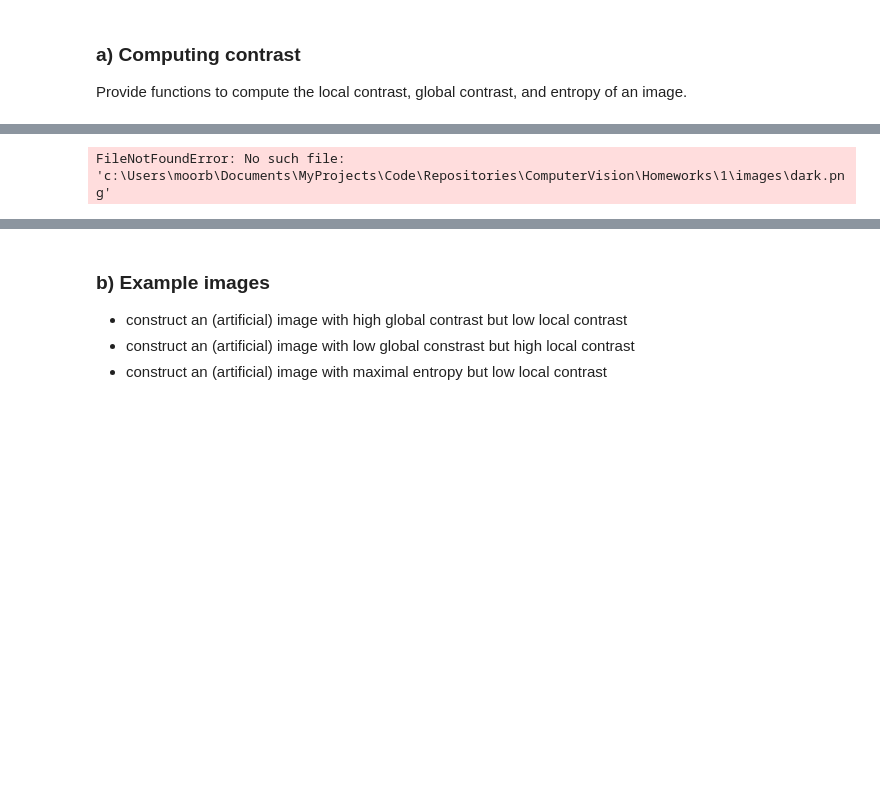
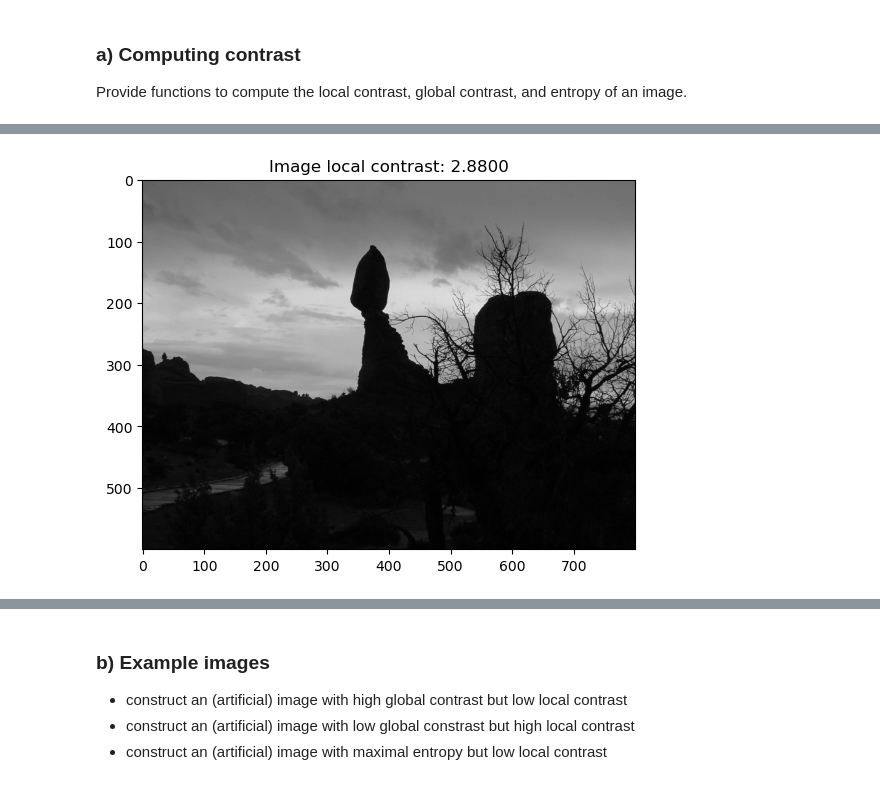
Before and after one commit to Moorboor/ComputerVision, a Jupyter notebook: Homeworks/1/sheet01.ipynb, the cells around one changed output, grey strips where cells are left out. Saved outputs shown, nothing was run; the diff lists cells and outputs as text; code cells hidden in the pictures; blank space fills up the shorter version.

```diff
--- a/Homeworks/1/sheet01.ipynb
+++ b/Homeworks/1/sheet01.ipynb
@@ -60,29 +68,50 @@ FileNotFoundError: No such file: 'c:\Users\moorb\Documents\MyProjects\Code\Repos
 # %%
 %matplotlib inline
 import numpy as np
 import matplotlib.pyplot as plt
 from imageio.v2 import imread
 
 def local_contrast(img):
     """
     Compute the local contrast for a given image.
     Args:
         img (ndarray): The grayscale image to compute the contrast for.
 
     Returns:
         contrast (float): The local contrast of the image.
     """
 
     # YOUR CODE HERE
-    raise NotImplementedError()
+    # Get the dimensions of the image
+    M, N = img.shape
+    total_contrast = 0
+    num_pixels = 0
+
+    # Iterate over each pixel, skipping the borders to avoid out-of-bounds errors
+    for x in range(1, M - 1):
+        for y in range(1, N - 1):
+            g_xy = img[x, y]
+
+            # Get 4-connected neighbors (top, bottom, left, right)
+            neighbors = [img[x - 1, y], img[x + 1, y], img[x, y - 1], img[x, y + 1]]
+            neighbor_avg = np.mean(neighbors)
+
+            # Compute the absolute difference
+            total_contrast += abs(g_xy - neighbor_avg)
+            num_pixels += 1
+
+     # Normalize by the total number of pixels considered
+    contrast = total_contrast / num_pixels if num_pixels > 0 else 0
+
+    return contrast
 
 
 img = imread('images/dark.png')
-plt.title("Image local contrast: {:.4f}".format(local_contrast2(img)))
+plt.title("Image local contrast: {:.4f}".format(local_contrast(img)))
 plt.imshow(img, vmin=0, vmax=255)
 plt.show()
 # %% [output]
-FileNotFoundError: No such file: 'c:\Users\moorb\Documents\MyProjects\Code\Repositories\ComputerVision\Homeworks\1\images\dark.png'
+[figure, added]
 # %%
 %matplotlib inline
 import numpy as np
```
Also changed, not shown: parts of 3 cells of this notebook.
